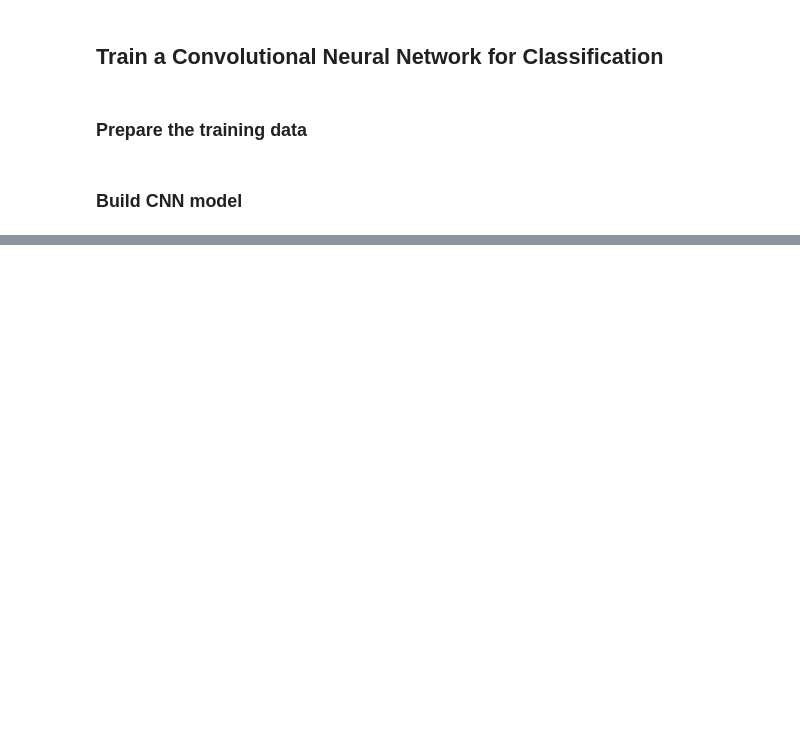
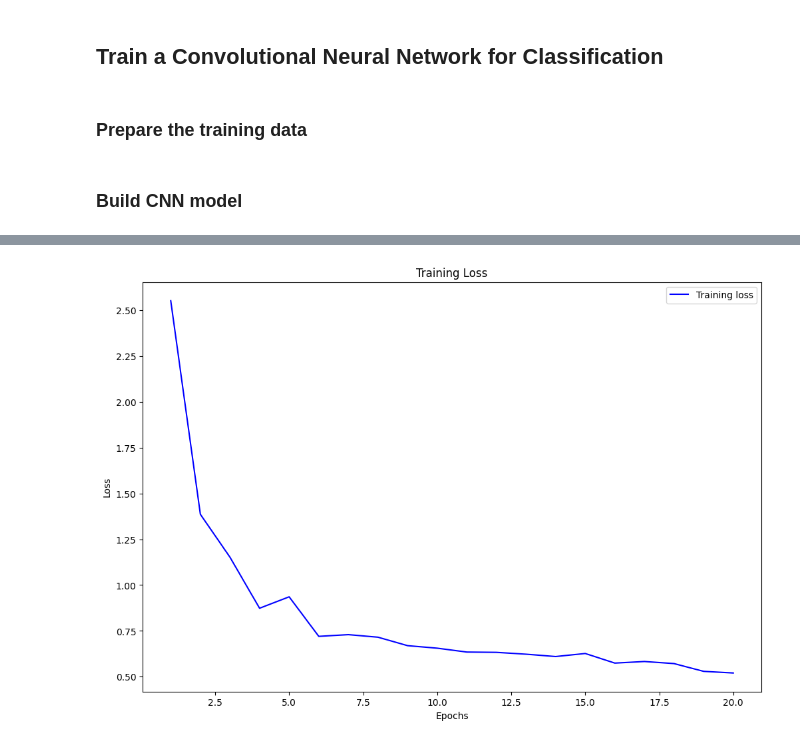
Before and after one commit to Mash-Isa/CV-cats-VS-dogs, a Jupyter notebook: My_Favorite_Dog.ipynb, the cells around one changed output, grey strips where cells are left out. Cells and saved outputs as stored; diff of their text form; code cells hidden in the pictures; blank space fills up the shorter version.

```diff
--- a/My_Favorite_Dog.ipynb
+++ b/My_Favorite_Dog.ipynb
@@ -258,7 +259,7 @@ one dog image and one non-dog image are removed due to damage reason
 # dog_img_mat['image_matrix'].fillna(255)
 X_train = np.stack(dog_img_mat['image_matrix'].values)
 X_train = X_train.astype('float32') / 255.0
-X_train = X_train.reshape(-1, 100, 100, 3)
+X_train = X_train.reshape(-1, 50, 50, 3)
 
 y_train = dog_img_mat['label'].values
 # %%
@@ -269,8 +277,18 @@ X_train, X_test, y_train, y_test = train_test_split(X_train, y_train, test_size=
 # %%
 model = keras.Sequential([
-    layers.Conv2D(32, (3, 3), activation='relu', input_shape=(100, 100, 3)),
+    layers.Conv2D(32, (3, 3), activation='relu', input_shape=(50, 50, 3)),
     layers.MaxPooling2D((2, 2)),
     layers.Flatten(),
     layers.Dense(64, activation='relu'),
     layers.Dense(1, activation='sigmoid')
 ])
+# with dropout
+model_with_dropout = keras.Sequential([
+    layers.Conv2D(32, (3, 3), activation='relu', input_shape=(50, 50, 3)),
+    layers.MaxPooling2D((2, 2)),
+    layers.Dropout(0.25),
+    layers.Flatten(),
+    layers.Dense(64, activation='relu'),
+    layers.Dropout(0.5),
+    layers.Dense(1, activation='sigmoid')
+])
@@ -299,5 +319,5 @@ Trainable params: 4918273 (18.76 MB)
 Non-trainable params: 0 (0.00 Byte)
 _________________________________________________________________
 # %%
-model.fit(X_train, y_train, epochs=30, batch_size=32)
+history = model.fit(X_train, y_train, epochs=20, batch_size=32)
 # %% [output]
@@ -323,0 +343,15 @@ Epoch 30/30
+# %%
+plt.figure(figsize=(12,8))
+
+loss = history.history['loss']
+epochs = range(1, len(loss) + 1)
+
+# plot the training loss
+plt.plot(epochs, loss, 'b', label='Training loss')
+plt.title('Training Loss')
+plt.xlabel('Epochs')
+plt.ylabel('Loss')
+plt.legend()
+plt.show()
+# %% [output]
+[figure, added]
```
Also changed, not shown: parts of 28 cells of this notebook.
